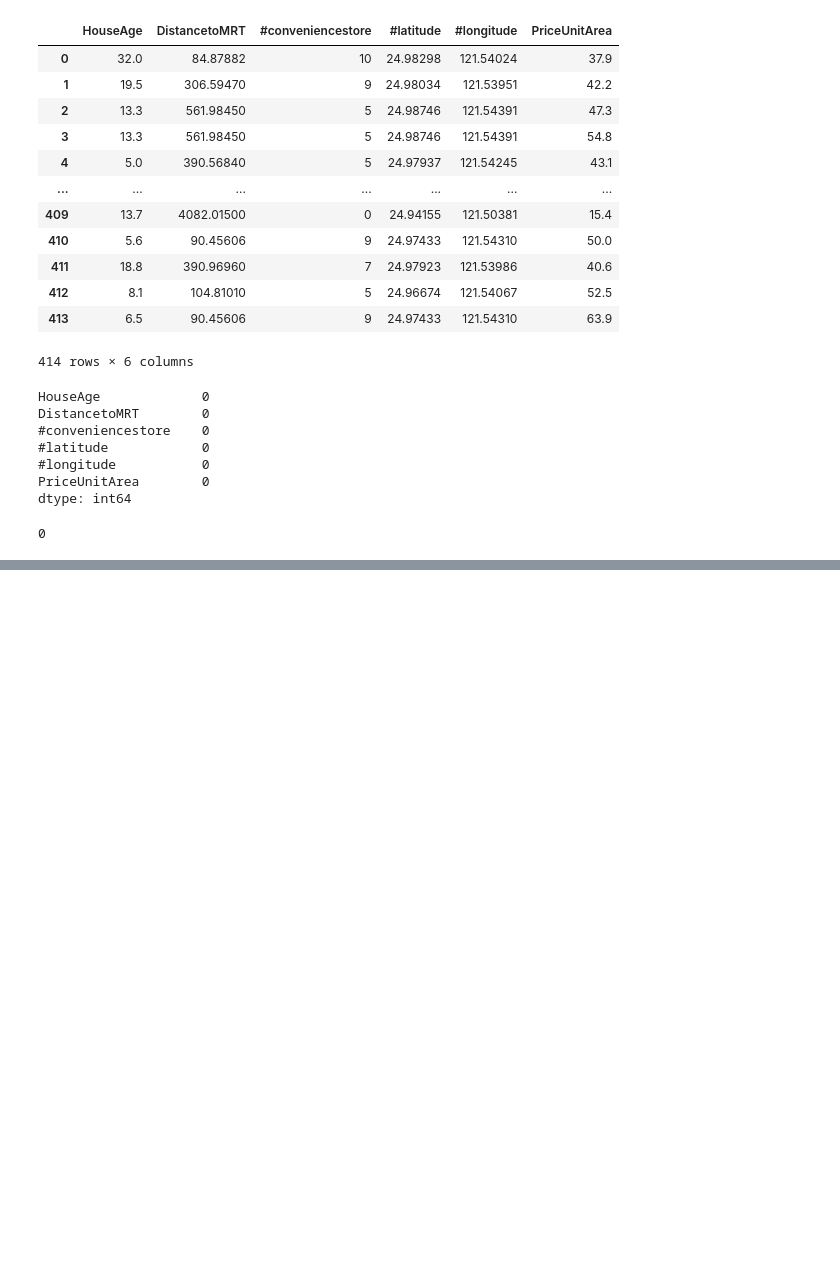
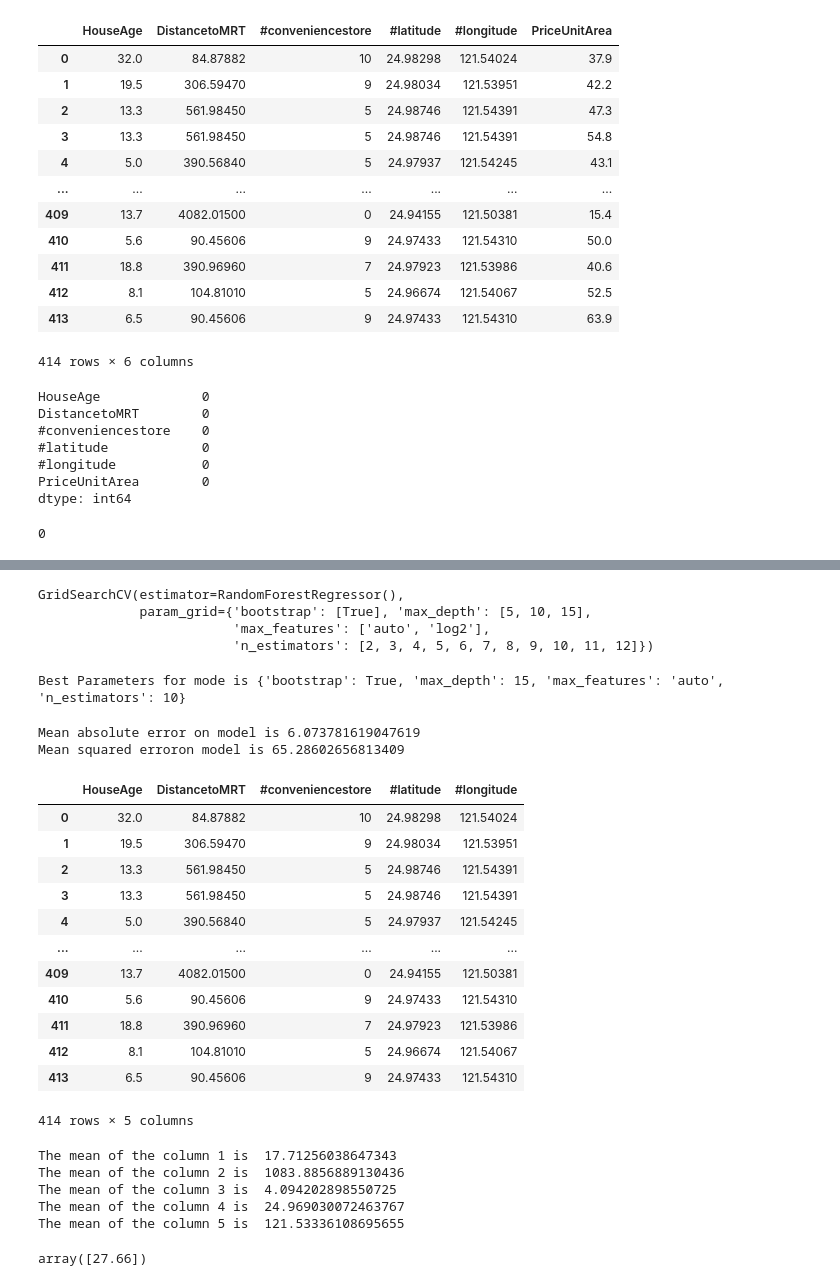
Before and after one commit to ijazkhan101/Data-Science-Projects-01---Data-Analysis---Machine-Learning, a Jupyter notebook: Real Estate Price Regression/realEstatePriceRegression.ipynb, the cells around one changed output, grey strips where cells are left out. Cells and saved outputs as stored; diff of their text form; code cells hidden in the pictures; blank space fills up the shorter version.

```diff
--- a/Real Estate Price Regression/realEstatePriceRegression.ipynb
+++ b/Real Estate Price Regression/realEstatePriceRegression.ipynb
@@ -189,0 +228,3 @@ Name: PriceUnitArea, dtype: float64
+# %%
+X =data[['HouseAge','DistancetoMRT','#conveniencestore','#latitude','#longitude']]
+y =data['PriceUnitArea']
@@ -189,0 +300,12 @@ Name: PriceUnitArea, dtype: float64
+# %%
+gridrfr =GridSearchCV(rfrmodel,para_gridrfr)
+gridrfr.fit(scaled_X_train,y_train)
+# %% [output]
+GridSearchCV(estimator=RandomForestRegressor(),
+             param_grid={'bootstrap': [True], 'max_depth': [5, 10, 15],
+                         'max_features': ['auto', 'log2'],
+                         'n_estimators': [2, 3, 4, 5, 6, 7, 8, 9, 10, 11, 12]})
+# %%
+print("Best Parameters for mode is {}".format(gridrfr.best_params_))
+# %% [output]
+Best Parameters for mode is {'bootstrap': True, 'max_depth': 15, 'max_features': 'auto', 'n_estimators': 10}
@@ -189,0 +314,22 @@ Name: PriceUnitArea, dtype: float64
+# %%
+# model results
+modelresults(predsgridrfr)
+# %% [output]
+Mean absolute error on model is 6.073781619047619
+Mean squared erroron model is 65.28602656813409
+# %%
+X
+# %% [output]
+|  | HouseAge | DistancetoMRT | #conveniencestore | #latitude | #longitude |
+| 0 | 32.0 | 84.87882 | 10 | 24.98298 | 121.54024 |
+| 1 | 19.5 | 306.59470 | 9 | 24.98034 | 121.53951 |
+| 2 | 13.3 | 561.98450 | 5 | 24.98746 | 121.54391 |
+| 3 | 13.3 | 561.98450 | 5 | 24.98746 | 121.54391 |
+| 4 | 5.0 | 390.56840 | 5 | 24.97937 | 121.54245 |
+| ... | ... | ... | ... | ... | ... |
+| 409 | 13.7 | 4082.01500 | 0 | 24.94155 | 121.50381 |
+| 410 | 5.6 | 90.45606 | 9 | 24.97433 | 121.54310 |
+| 411 | 18.8 | 390.96960 | 7 | 24.97923 | 121.53986 |
+| 412 | 8.1 | 104.81010 | 5 | 24.96674 | 121.54067 |
+| 413 | 6.5 | 90.45606 | 9 | 24.97433 | 121.54310 |
+414 rows × 5 columns
@@ -189,0 +338,12 @@ Name: PriceUnitArea, dtype: float64
+# %%
+columnumber =1
+for i in X.columns:
+    mean =data[i].mean()
+    print("The mean of the column {} is  {}".format(columnumber,mean))
+    columnumber +=1
+# %% [output]
+The mean of the column 1 is  17.71256038647343
+The mean of the column 2 is  1083.8856889130436
+The mean of the column 3 is  4.094202898550725
+The mean of the column 4 is  24.969030072463767
+The mean of the column 5 is  121.53336108695655
@@ -189,0 +352,4 @@ Name: PriceUnitArea, dtype: float64
+# %%
+gridrfr.predict(newhouse.reshape(1,-1))
+# %% [output]
+array([27.66])
```
Also changed, not shown: parts of 29 cells of this notebook, 2 other files.
